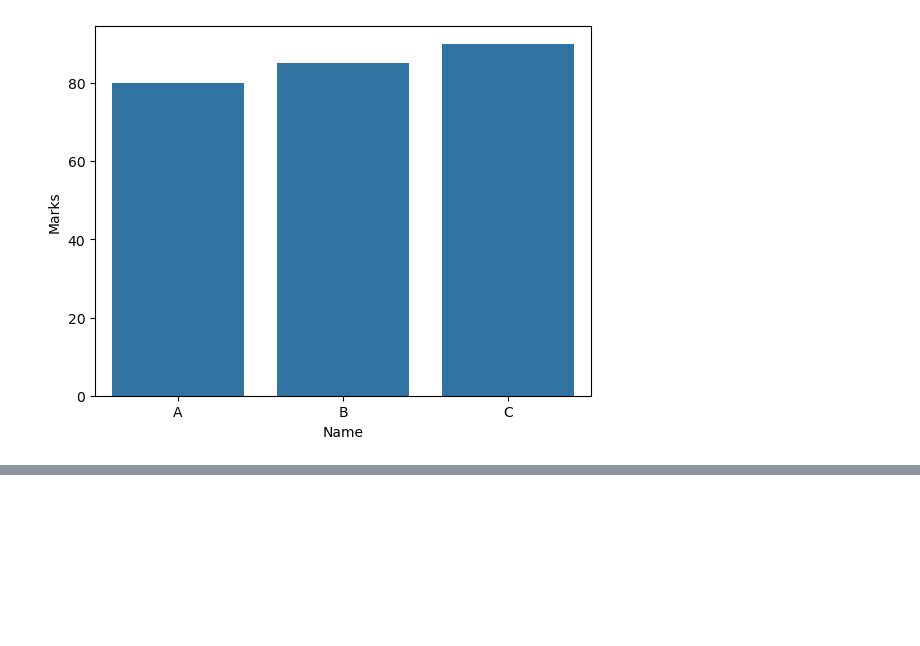
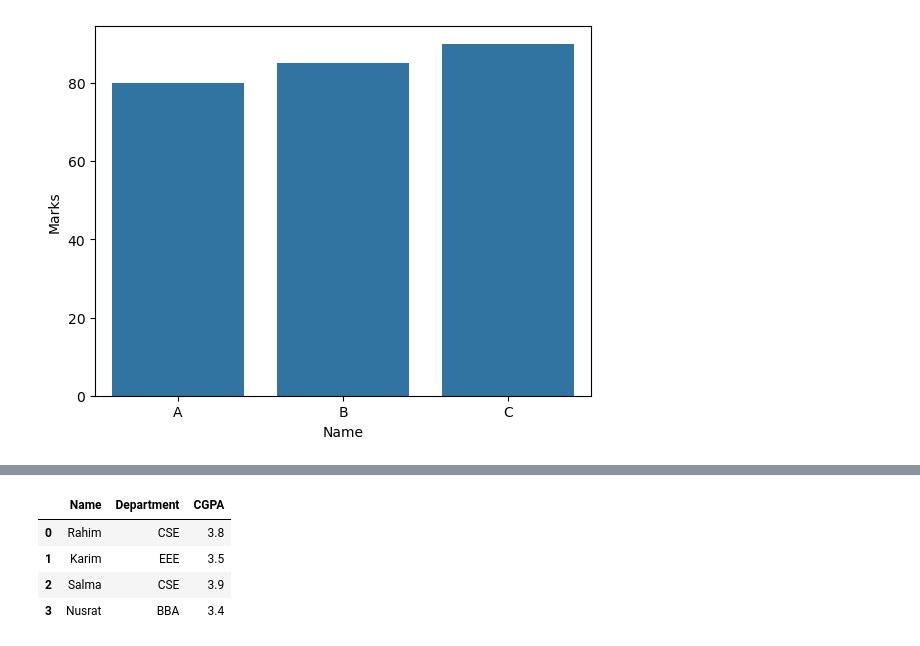
Before and after one commit to Alamin-refat/data-analysis-notebooks, a Jupyter notebook: test.ipynb, the cells around one changed output, grey strips where cells are left out. Cells and saved outputs as stored; diff of their text form; code cells hidden in the pictures; blank space fills up the shorter version.

```diff
--- a/test.ipynb
+++ b/test.ipynb
@@ -32,0 +56,19 @@ plt.show()
+# %%
+import pandas as pd
+
+data = {
+    "Name": ["Rahim", "Karim", "Salma", "Nusrat"],
+    "Department": ["CSE", "EEE", "CSE", "BBA"],
+    "CGPA": [3.80, 3.50, 3.90, 3.40]
+}
+
+df = pd.DataFrame(data)
+
+# Show data
+df
+# %% [output]
+|  | Name | Department | CGPA |
+| 0 | Rahim | CSE | 3.8 |
+| 1 | Karim | EEE | 3.5 |
+| 2 | Salma | CSE | 3.9 |
+| 3 | Nusrat | BBA | 3.4 |
```
Also changed, not shown: parts of 3 cells of this notebook.
